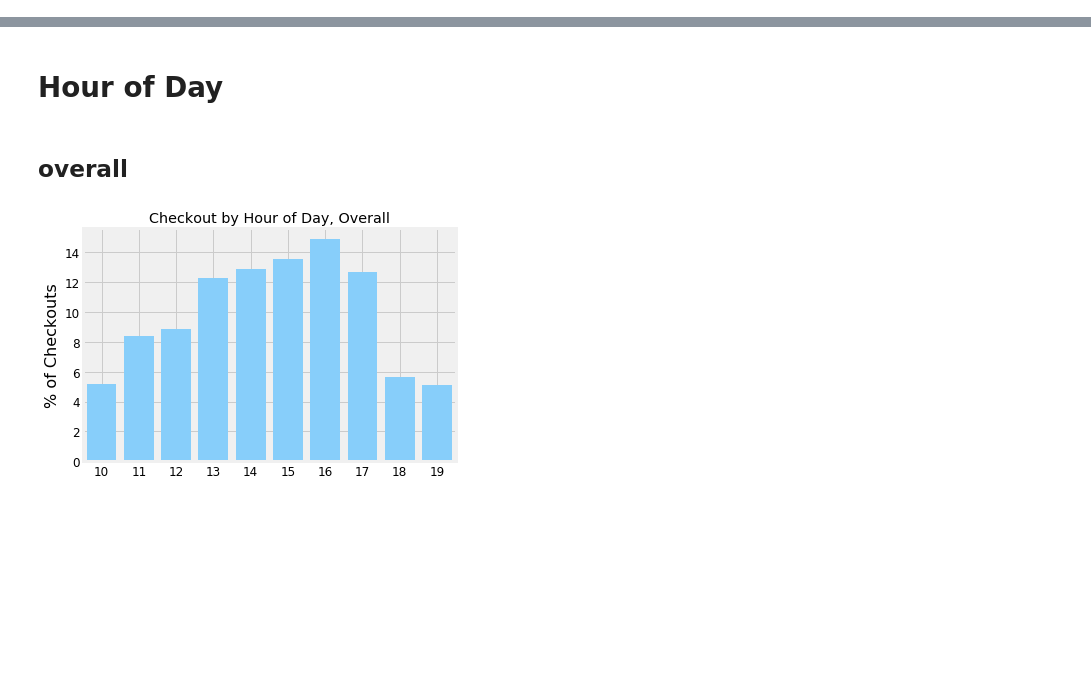
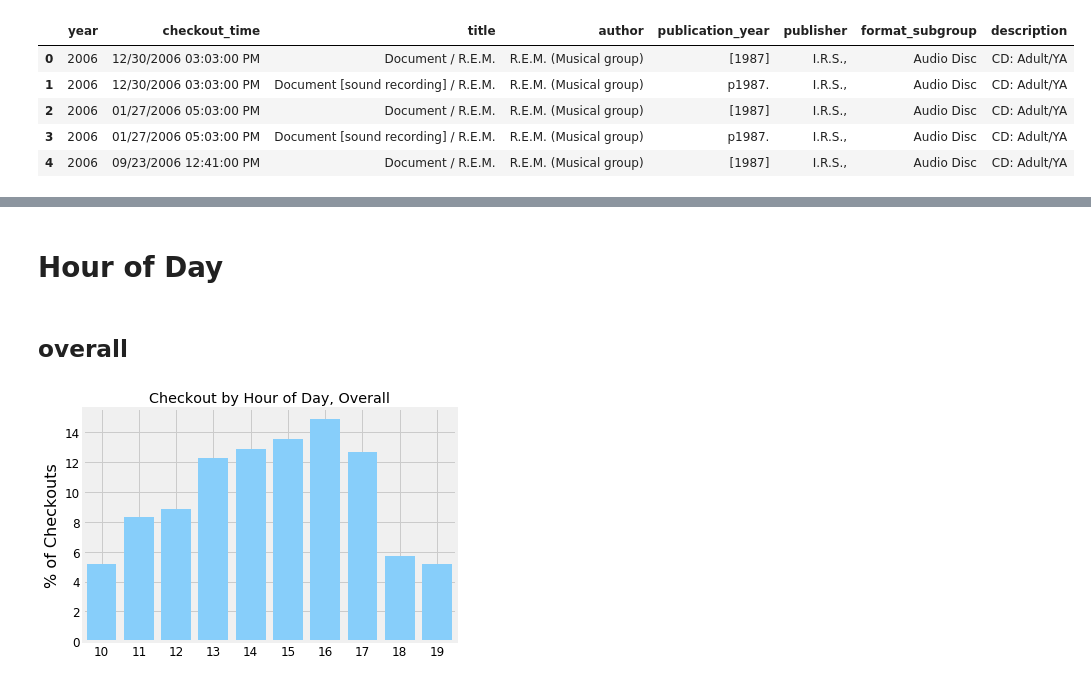
Before and after one commit to yortos/seattle-pl-trends, a Jupyter notebook: checkout-temporal-trends.ipynb, the cells around one changed output, grey strips where cells are left out. Drawn from its saved outputs; the diff is of its cells as text; code cells hidden in the pictures; blank space fills up the shorter version.

```diff
--- a/checkout-temporal-trends.ipynb
+++ b/checkout-temporal-trends.ipynb
@@ -30,0 +31,9 @@ print(len(df))
+# %%
+df.head()
+# %% [output]
+|  | year | checkout_time | title | author | publication_year | publisher | format_subgroup | description |
+| 0 | 2006 | 12/30/2006 03:03:00 PM | Document / R.E.M. | R.E.M. (Musical group) | [1987] | I.R.S., | Audio Disc | CD: Adult/YA |
+| 1 | 2006 | 12/30/2006 03:03:00 PM | Document [sound recording] / R.E.M. | R.E.M. (Musical group) | p1987. | I.R.S., | Audio Disc | CD: Adult/YA |
+| 2 | 2006 | 01/27/2006 05:03:00 PM | Document / R.E.M. | R.E.M. (Musical group) | [1987] | I.R.S., | Audio Disc | CD: Adult/YA |
+| 3 | 2006 | 01/27/2006 05:03:00 PM | Document [sound recording] / R.E.M. | R.E.M. (Musical group) | p1987. | I.R.S., | Audio Disc | CD: Adult/YA |
+| 4 | 2006 | 09/23/2006 12:41:00 PM | Document / R.E.M. | R.E.M. (Musical group) | [1987] | I.R.S., | Audio Disc | CD: Adult/YA |
```
Also changed, not shown: parts of 10 cells of this notebook, 15 other files.
